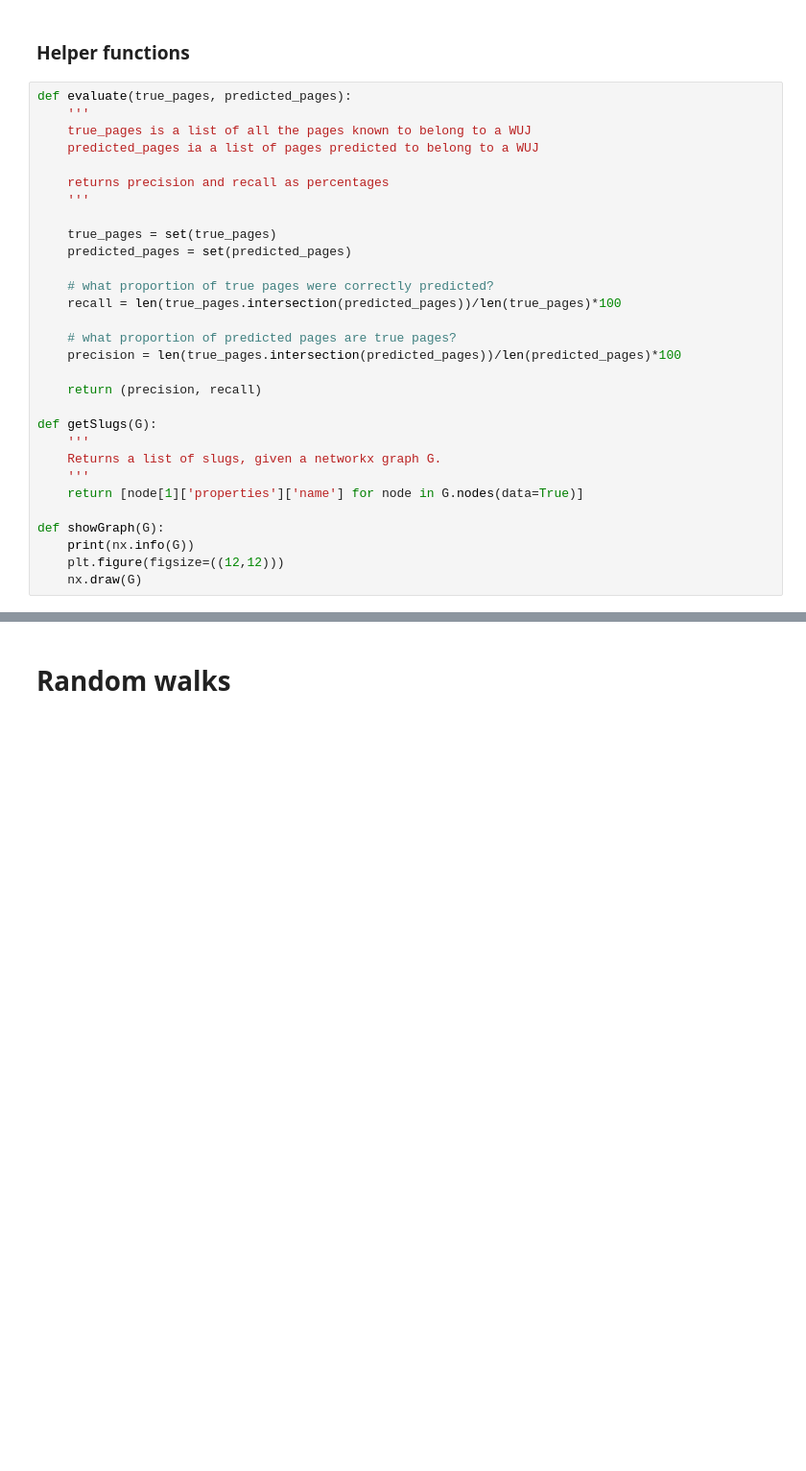
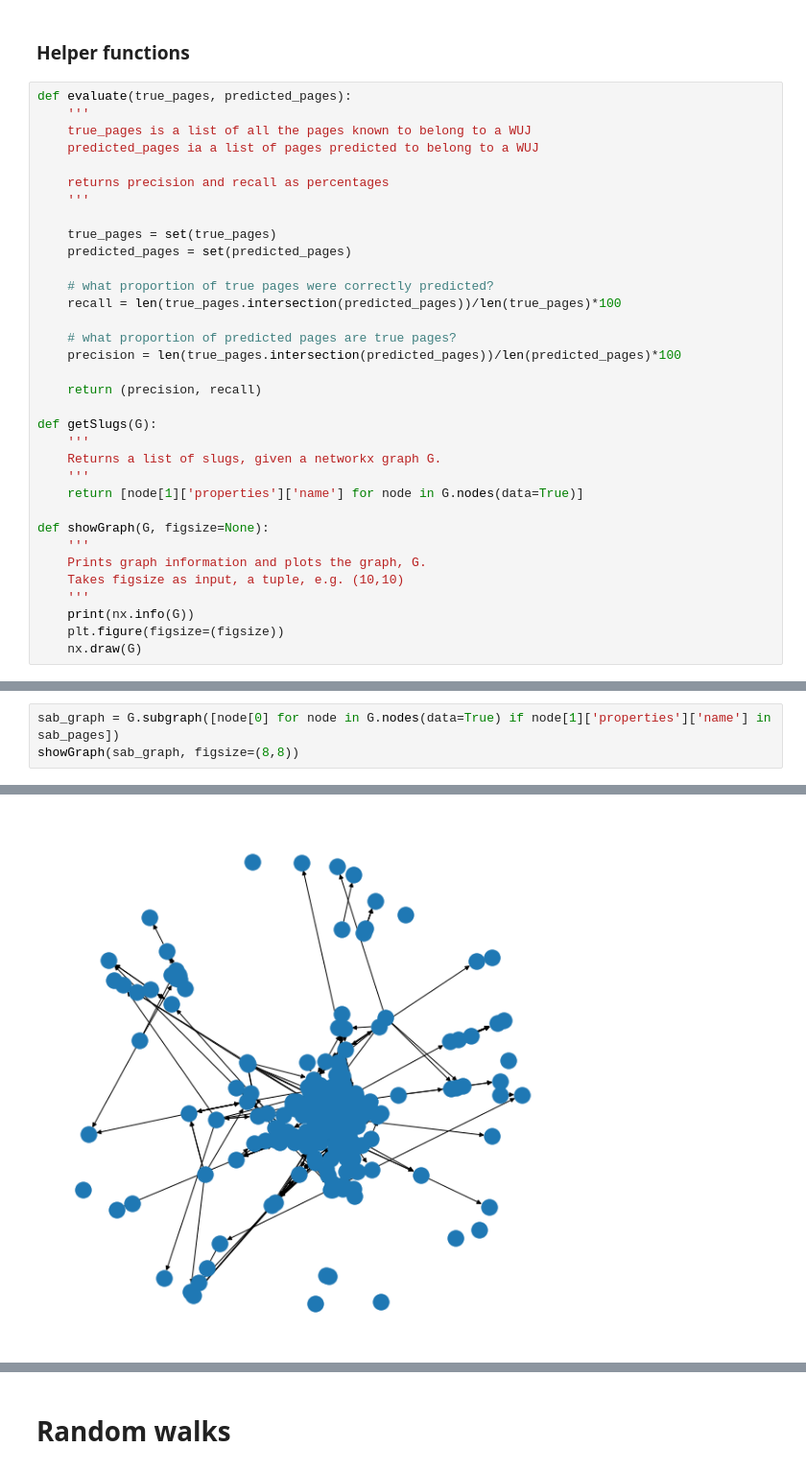
Before and after one commit to alphagov/govuk-wuj-network-analysis, a Jupyter notebook: notebooks/WUJ Community Detection.ipynb, the cells around one changed output, grey strips where cells are left out. Shown at 96% size. Saved outputs shown, nothing was run; the diff lists cells and outputs as text; blank space fills up the shorter version.

```diff
--- a/notebooks/WUJ Community Detection.ipynb
+++ b/notebooks/WUJ Community Detection.ipynb
@@ -45,7 +51,11 @@ def getSlugs(G):
     '''
     return [node[1]['properties']['name'] for node in G.nodes(data=True)]
 
-def showGraph(G):
+def showGraph(G, figsize=None):
+    '''
+    Prints graph information and plots the graph, G.
+    Takes figsize as input, a tuple, e.g. (10,10)
+    '''
     print(nx.info(G))
-    plt.figure(figsize=((12,12)))
+    plt.figure(figsize=(figsize))
     nx.draw(G)
@@ -51,0 +109,4 @@ def showGraph(G):
+# %%
+sab_graph = G.subgraph([node[0] for node in G.nodes(data=True) if node[1]['properties']['name'] in sab_pages])
+showGraph(sab_graph, figsize=(8,8))
+# %% [output]
@@ -51,0 +119 @@ def showGraph(G):
+[figure, added]
```
Also changed, not shown: parts of 48 cells of this notebook.
